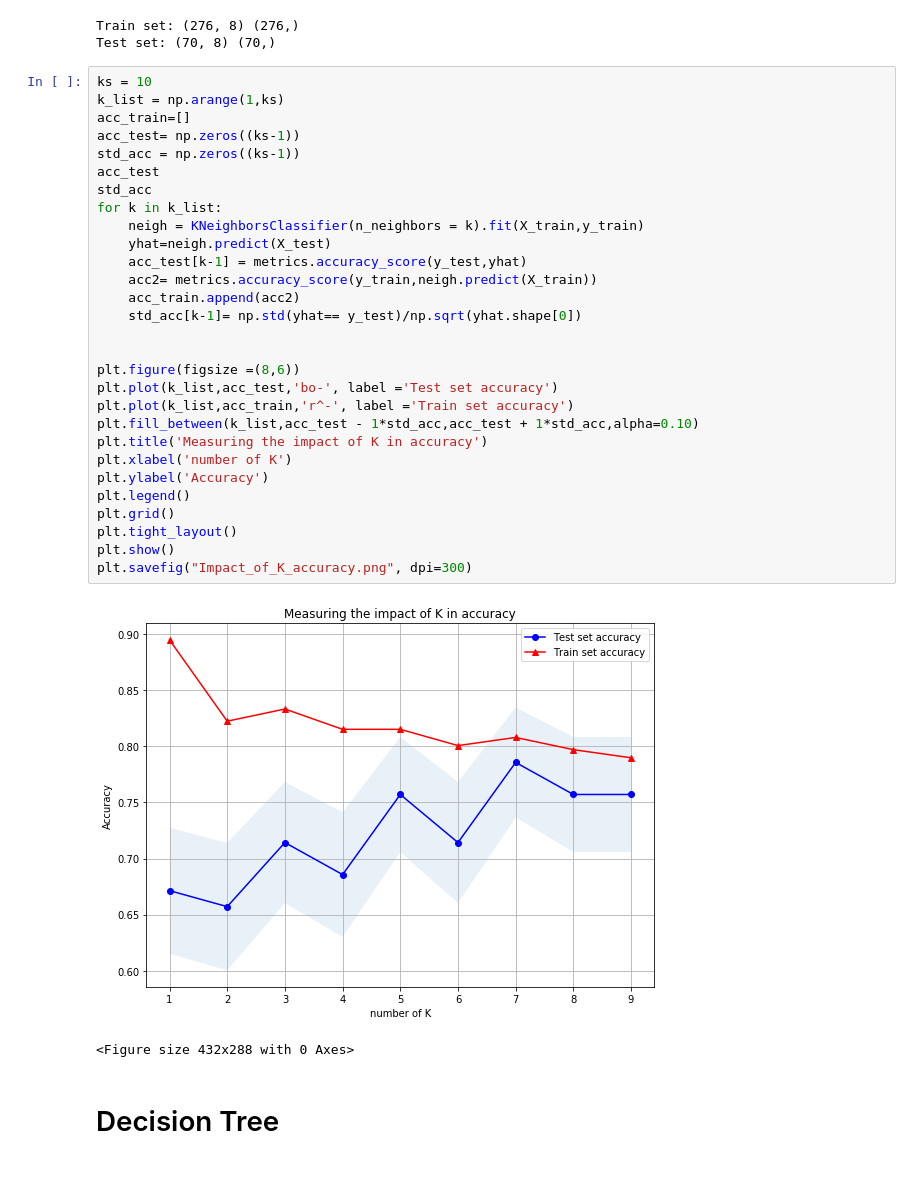
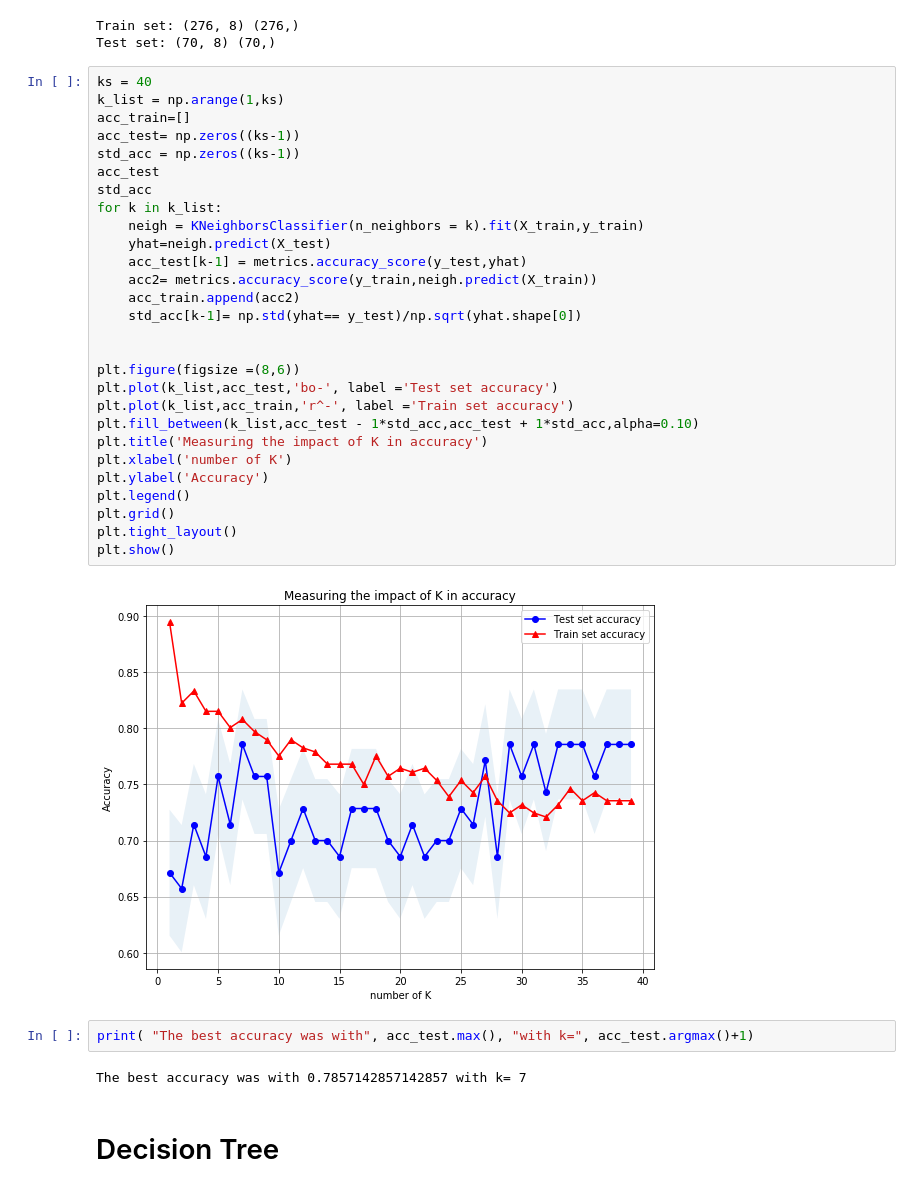
Before and after one commit to LucasR-Freire/courera-capstone-project, a Jupyter notebook: Capstone_intro_Project.ipynb, the cells around one changed output. Saved outputs shown, nothing was run; the diff lists cells and outputs as text.

```diff
--- a/Capstone_intro_Project.ipynb
+++ b/Capstone_intro_Project.ipynb
@@ -297,36 +302,38 @@ print('Test set:', X_test.shape, y_test.shape)
 Train set: (276, 8) (276,)
 Test set: (70, 8) (70,)
 # %%
-ks = 10
+ks = 40
 k_list = np.arange(1,ks)
 acc_train=[]
 acc_test= np.zeros((ks-1))
 std_acc = np.zeros((ks-1))
 acc_test
 std_acc
 for k in k_list:
     neigh = KNeighborsClassifier(n_neighbors = k).fit(X_train,y_train)
     yhat=neigh.predict(X_test)
     acc_test[k-1] = metrics.accuracy_score(y_test,yhat)
     acc2= metrics.accuracy_score(y_train,neigh.predict(X_train))
     acc_train.append(acc2)
     std_acc[k-1]= np.std(yhat== y_test)/np.sqrt(yhat.shape[0])
 
 
 plt.figure(figsize =(8,6))
 plt.plot(k_list,acc_test,'bo-', label ='Test set accuracy')
 plt.plot(k_list,acc_train,'r^-', label ='Train set accuracy')
 plt.fill_between(k_list,acc_test - 1*std_acc,acc_test + 1*std_acc,alpha=0.10)
 plt.title('Measuring the impact of K in accuracy')
 plt.xlabel('number of K')
 plt.ylabel('Accuracy')
 plt.legend()
 plt.grid()
 plt.tight_layout()
 plt.show()
-plt.savefig("Impact_of_K_accuracy.png", dpi=300)
 # %% [output]
-[figure, old version]
+[figure, new version]
-<Figure size 432x288 with 0 Axes>
+# %%
+print( "The best accuracy was with", acc_test.max(), "with k=", acc_test.argmax()+1)
+# %% [output]
+The best accuracy was with 0.7857142857142857 with k= 7
 # %% [markdown]
 # Decision Tree
```
Also changed, not shown: parts of 13 cells of this notebook.
